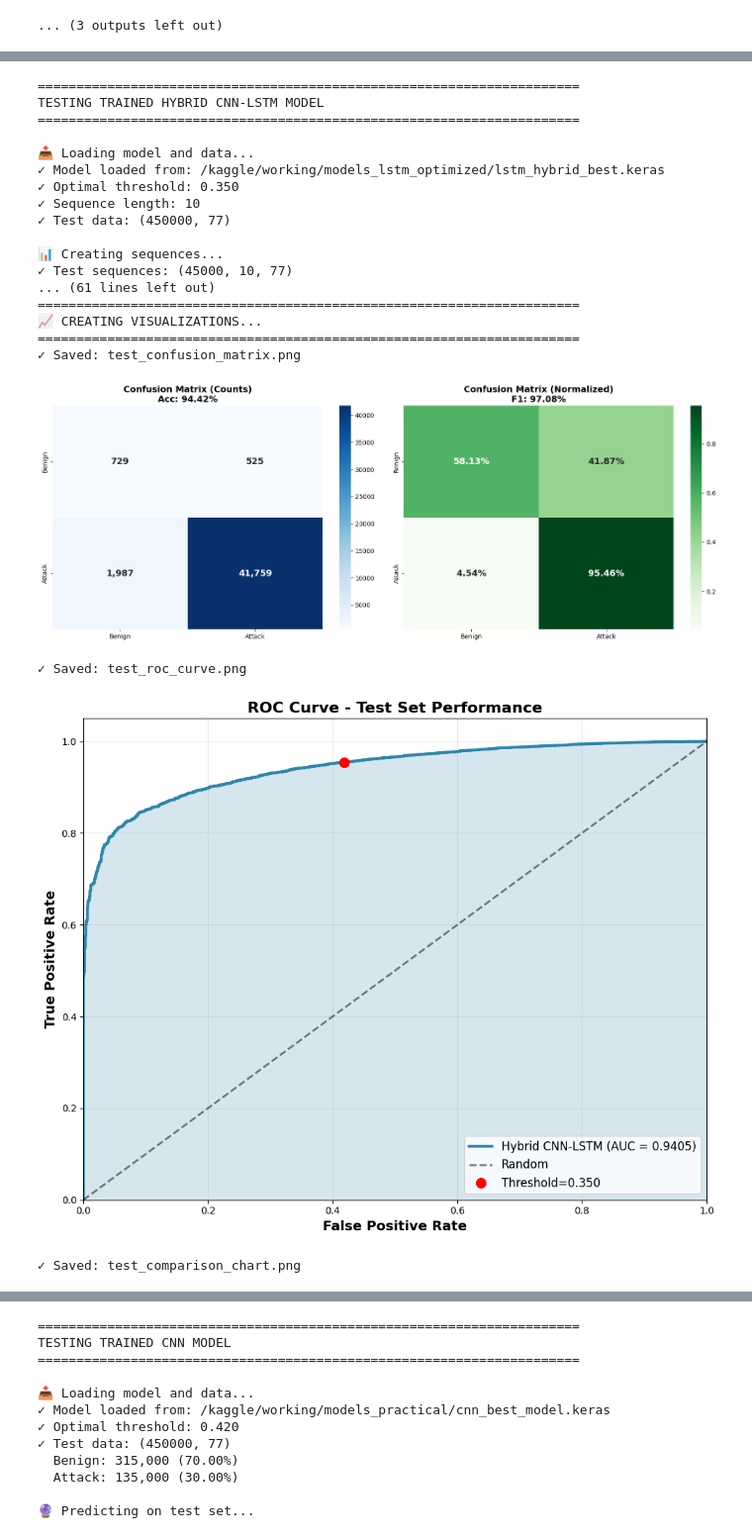
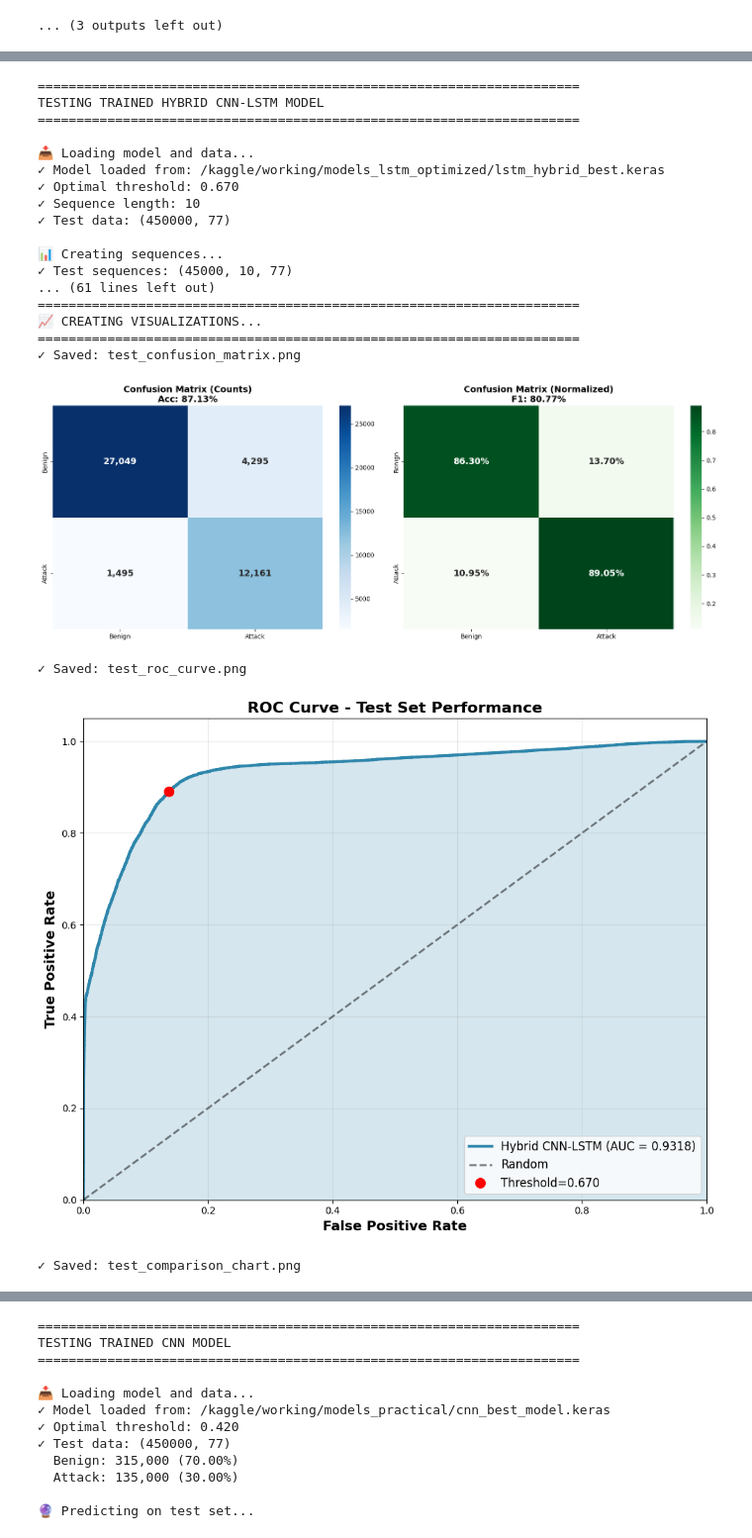
Before and after one commit to sangvirgo/IOT-traffic-anomaly-detect, a Jupyter notebook: CNN-LSTM/Time-Based Split/result.ipynb, the cells around one changed output, grey strips where cells are left out. Shown at 99% size. Drawn from its saved outputs; the diff is of its cells as text; code cells hidden in the pictures.

```diff
--- a/CNN-LSTM/Time-Based Split/result.ipynb
+++ b/CNN-LSTM/Time-Based Split/result.ipynb
@@ -795,7 +795,7 @@ results = {
     'confusion_matrix': cm.tolist(),
 }
 
-with open(MODEL_DIR / 'results.pkl', 'wb') as f:
+with open(MODEL_DIR / 'results_fixed.pkl', 'wb') as f:
     pickle.dump(results, f)
 
 print(f"\n✓ Saved to: {MODEL_DIR}")
@@ -1547,11 +1432,11 @@ model = keras.models.load_model(MODEL_DIR / 'lstm_hybrid_best.keras')
 print(f"✓ Model loaded from: {MODEL_DIR / 'lstm_hybrid_best.keras'}")
 
 # Load saved results (includes optimal threshold)
-with open(MODEL_DIR / 'results.pkl', 'rb') as f:
+with open(MODEL_DIR / 'results_fixed.pkl', 'rb') as f:
     saved_results = pickle.load(f)
 
 optimal_threshold = saved_results['optimal_threshold']
-sequence_length = saved_results['sequence_length']
+sequence_length = 10
 
 print(f"✓ Optimal threshold: {optimal_threshold:.3f}")
 print(f"✓ Sequence length: {sequence_length}")
@@ -1574,7 +1459,7 @@ def create_sequences(X, y, seq_length):
 
     n_sequences = n_samples // seq_length
     X_seq = X.reshape(n_sequences, seq_length, -1)
-    y_seq = y.reshape(n_sequences, seq_length).max(axis=1)
+    y_seq = y.reshape(n_sequences, seq_length)[:, -1]
 
     return X_seq, y_seq
 
@@ -1840,35 +1725,35 @@ print("✅ TESTING COMPLETED!")
 print("="*70)
 
 print(f"\n📊 SUMMARY:")
 print(f"  Model: Hybrid CNN-LSTM")
 print(f"  Test Samples: {len(y_test_lstm):,}")
 print(f"  Accuracy: {test_acc*100:.2f}%")
 print(f"  F1-Score: {test_f1*100:.2f}%")
 print(f"  AUC: {test_auc*100:.2f}%")
 
 print(f"\n✅ All results and visualizations saved to:")
 print(f"  {MODEL_DIR}")
 
 print("\n" + "="*70)
 # %% [output]
 ======================================================================
 TESTING TRAINED HYBRID CNN-LSTM MODEL
 ======================================================================
 
 📥 Loading model and data...
 ✓ Model loaded from: /kaggle/working/models_lstm_optimized/lstm_hybrid_best.keras
-✓ Optimal threshold: 0.350
+✓ Optimal threshold: 0.670
 ✓ Sequence length: 10
 ✓ Test data: (450000, 77)
 
 📊 Creating sequences...
 ✓ Test sequences: (45000, 10, 77)
 ... (61 lines left out)
 ======================================================================
 📈 CREATING VISUALIZATIONS...
 ======================================================================
 ✓ Saved: test_confusion_matrix.png
-[figure, old version]
+[figure, new version]
 ✓ Saved: test_roc_curve.png
-[figure, old version]
+[figure, new version]
 ✓ Saved: test_comparison_chart.png
```
Also changed, not shown: parts of 4 cells of this notebook, 16 other files.
